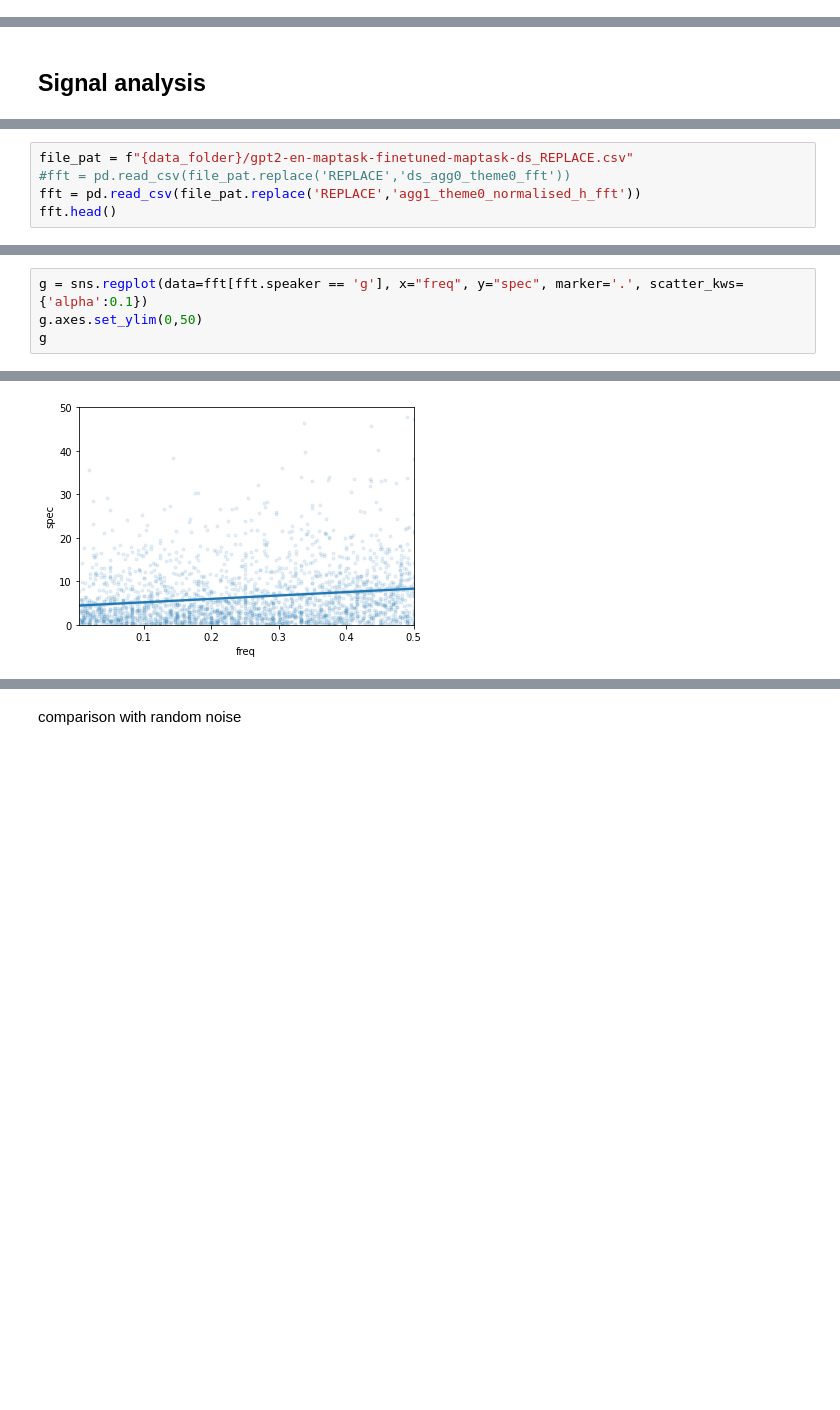
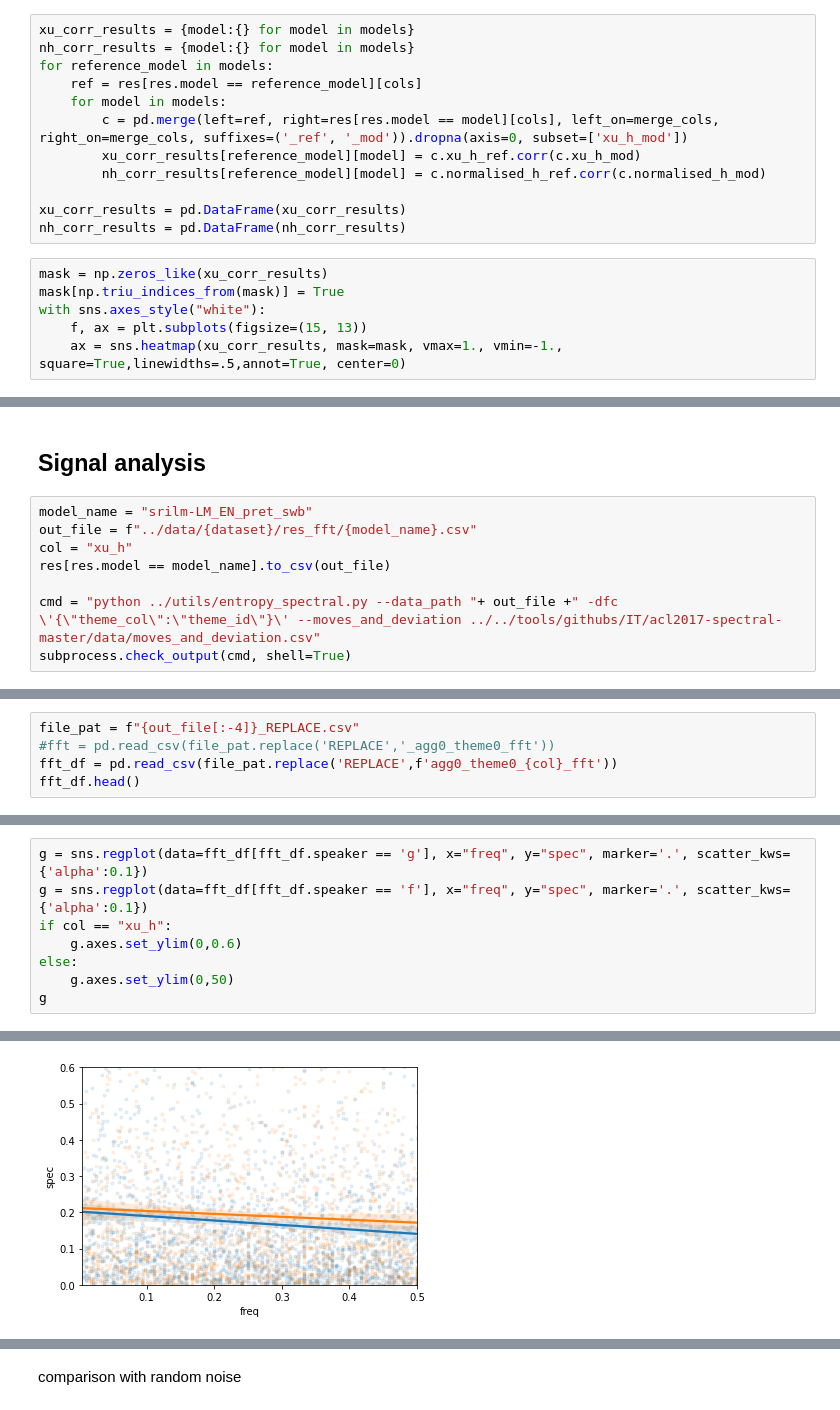
Before and after one commit to ejmaes/multimodal-itmodels, a Jupyter notebook: analysis/maptask_entropy.ipynb, the cells around one changed output, grey strips where cells are left out. Saved outputs shown, nothing was run; the diff lists cells and outputs as text; blank space fills up the shorter version.

Commit message:
Current maptask status + small fixes in other 2

```diff
--- a/analysis/maptask_entropy.ipynb
+++ b/analysis/maptask_entropy.ipynb
@@ -159,0 +167,18 @@ Correlation for model microsoft-DialoGPT-small-no-context: normalised_h -0.24496
+# %%
+xu_corr_results = {model:{} for model in models}
+nh_corr_results = {model:{} for model in models}
+for reference_model in models:
+    ref = res[res.model == reference_model][cols]
+    for model in models:
+        c = pd.merge(left=ref, right=res[res.model == model][cols], left_on=merge_cols, right_on=merge_cols, suffixes=('_ref', '_mod')).dropna(axis=0, subset=['xu_h_mod'])
+        xu_corr_results[reference_model][model] = c.xu_h_ref.corr(c.xu_h_mod)
+        nh_corr_results[reference_model][model] = c.normalised_h_ref.corr(c.normalised_h_mod)
+
+xu_corr_results = pd.DataFrame(xu_corr_results)
+nh_corr_results = pd.DataFrame(nh_corr_results)
+# %%
+mask = np.zeros_like(xu_corr_results)
+mask[np.triu_indices_from(mask)] = True
+with sns.axes_style("white"):
+    f, ax = plt.subplots(figsize=(15, 13))
+    ax = sns.heatmap(xu_corr_results, mask=mask, vmax=1., vmin=-1., square=True,linewidths=.5,annot=True, center=0)
@@ -446,2 +456,10 @@ res[res.normalised_h >= 80]
 # %% [markdown]
 ## Signal analysis
+# %%
+model_name = "srilm-LM_EN_pret_swb"
+out_file = f"../data/{dataset}/res_fft/{model_name}.csv"
+col = "xu_h"
+res[res.model == model_name].to_csv(out_file)
+
+cmd = "python ../utils/entropy_spectral.py --data_path "+ out_file +" -dfc \'{\"theme_col\":\"theme_id\"}\' --moves_and_deviation ../../tools/githubs/IT/acl2017-spectral-master/data/moves_and_deviation.csv"
+subprocess.check_output(cmd, shell=True)
@@ -454,7 +473,7 @@ res[res.normalised_h >= 80]
 # %%
-file_pat = f"{data_folder}/gpt2-en-maptask-finetuned-maptask-ds_REPLACE.csv"
-#fft = pd.read_csv(file_pat.replace('REPLACE','ds_agg0_theme0_fft'))
-fft = pd.read_csv(file_pat.replace('REPLACE','agg1_theme0_normalised_h_fft'))
-fft.head()
+file_pat = f"{out_file[:-4]}_REPLACE.csv"
+#fft = pd.read_csv(file_pat.replace('REPLACE','_agg0_theme0_fft'))
+fft_df = pd.read_csv(file_pat.replace('REPLACE',f'agg0_theme0_{col}_fft'))
+fft_df.head()
 # %% [output]
 |  | file | speaker | freq | spec |
@@ -466,7 +485,11 @@ fft.head()
 # %%
-g = sns.regplot(data=fft[fft.speaker == 'g'], x="freq", y="spec", marker='.', scatter_kws={'alpha':0.1})
-g.axes.set_ylim(0,50)
+g = sns.regplot(data=fft_df[fft_df.speaker == 'g'], x="freq", y="spec", marker='.', scatter_kws={'alpha':0.1})
+g = sns.regplot(data=fft_df[fft_df.speaker == 'f'], x="freq", y="spec", marker='.', scatter_kws={'alpha':0.1})
+if col == "xu_h":
+    g.axes.set_ylim(0,0.6)
+else:
+    g.axes.set_ylim(0,50)
 g
 # %% [output]
 <AxesSubplot:xlabel='freq', ylabel='spec'>
-[figure, old version]
+[figure, new version]
```
Also changed, not shown: parts of 39 cells of this notebook, 2 other files.
